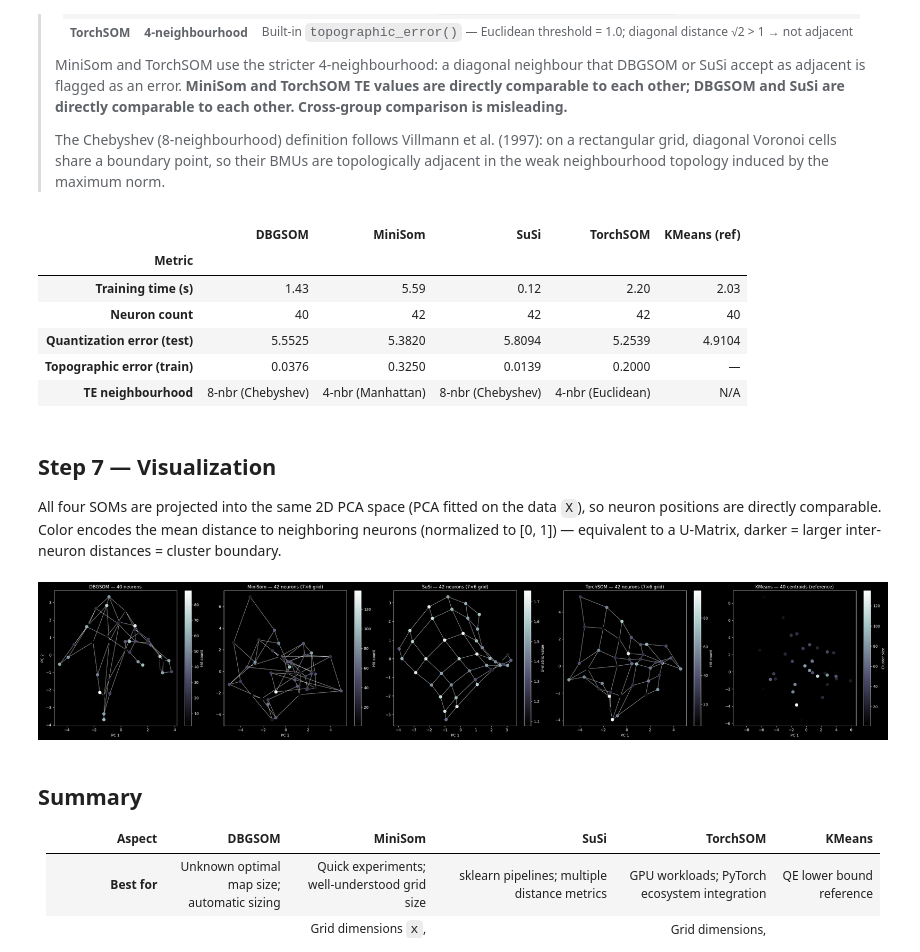
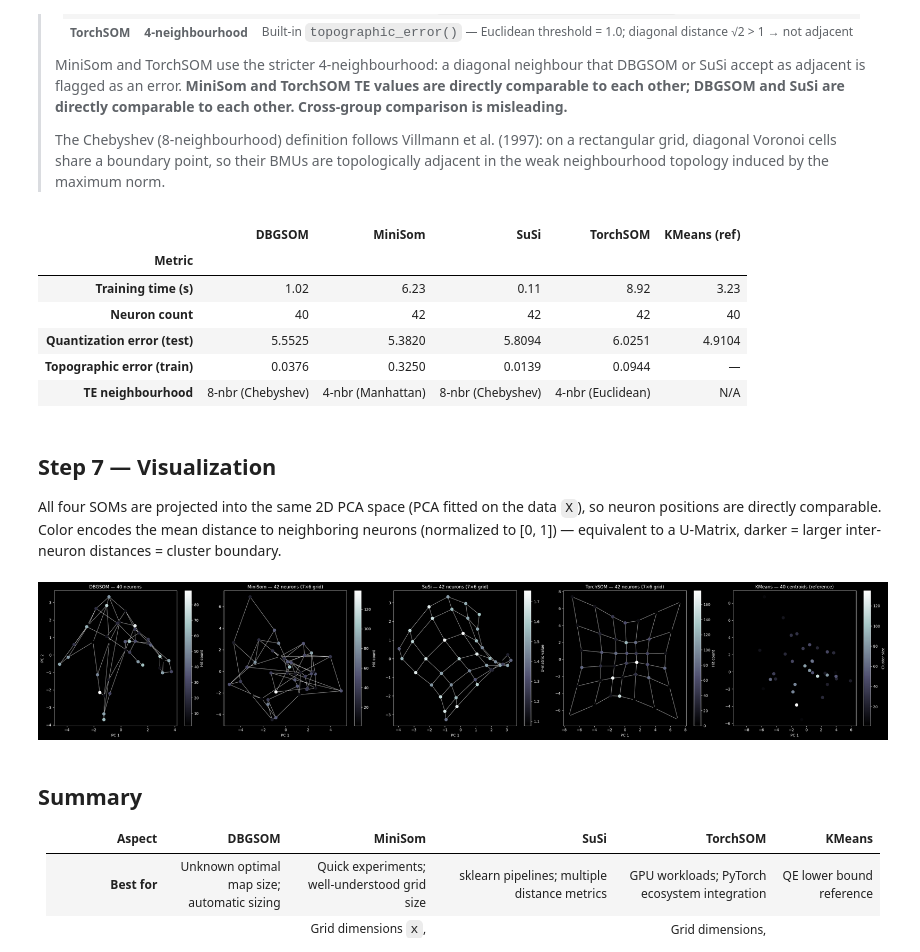
Before and after one commit to SandroMartens/DBGSOM, a Jupyter notebook: examples/som_comparison.ipynb, the cells around one changed output. Cells and saved outputs as stored; diff of their text form; code cells hidden in the pictures.

```diff
--- a/examples/som_comparison.ipynb
+++ b/examples/som_comparison.ipynb
@@ -164,7 +164,7 @@ som_ts = TorchSOM(
     x=side,
     y=side2,
     num_features=X_train.shape[1],
-    epochs=200,
+    epochs=20,
     batch_size=len(X_train),  # full-batch: same principle as MiniSom train_batch
     sigma=0.2 * np.sqrt(side**2),
     learning_rate=1.0,  # full-batch: weighted average, lr=1 is theoretically correct
@@ -274,10 +289,10 @@ metrics
 # %% [output]
 |  | DBGSOM | MiniSom | SuSi | TorchSOM | KMeans (ref) |
 | Metric |  |  |  |  |  |
-| Training time (s) | 1.43 | 5.59 | 0.12 | 2.20 | 2.03 |
+| Training time (s) | 1.02 | 6.23 | 0.11 | 8.92 | 3.23 |
 | Neuron count | 40 | 42 | 42 | 42 | 40 |
-| Quantization error (test) | 5.5525 | 5.3820 | 5.8094 | 5.2539 | 4.9104 |
-| Topographic error (train) | 0.0376 | 0.3250 | 0.0139 | 0.2000 | — |
+| Quantization error (test) | 5.5525 | 5.3820 | 5.8094 | 6.0251 | 4.9104 |
+| Topographic error (train) | 0.0376 | 0.3250 | 0.0139 | 0.0944 | — |
 | TE neighbourhood | 8-nbr (Chebyshev) | 4-nbr (Manhattan) | 8-nbr (Chebyshev) | 4-nbr (Euclidean) | N/A |
 # %% [markdown]
 ## Step 7 — Visualization
@@ -400,7 +415,7 @@ plt.colorbar(sc, ax=ax, label="U-matrix value")
 ax.set_xlabel("PC 1")
 
 # --- TorchSOM ---
-ts_weights = som_ts.weights.detach().numpy()  # shape: (side, side2, n_features)
+ts_weights = som_ts.weights.detach().cpu().numpy()  # shape: (side, side2, n_features)
 ts_weights_flat = ts_weights.reshape(-1, X.shape[1])
 weights_ts_2d = pca.transform(ts_weights_flat)
 
@@ -430,38 +445,38 @@ for i in range(side):
             )
 
 ts_hit_counts = np.zeros(side * side2)
-ts_weights_t = som_ts.weights.detach()
+ts_weights_t = som_ts.weights.detach().cpu()
 for x in torch.tensor(X, dtype=torch.float32):
     dists = torch.norm(ts_weights_t.reshape(-1, X.shape[1]) - x, dim=1)
     ts_hit_counts[dists.argmin().item()] += 1
 
 sc = axes[3].scatter(
     weights_ts_2d[:, 0],
     weights_ts_2d[:, 1],
     c=ts_hit_counts,
     cmap="bone",
     s=60,
     zorder=2,
 )
 plt.colorbar(sc, ax=axes[3], label="Hit count")
 axes[3].set_xlabel("PC 1")
 
 # --- KMeans ---
 km_centroids_2d = pca.transform(km.cluster_centers_)
 km_counts = np.bincount(km.labels_, minlength=n_neurons_db)
 
 ax = axes[4]
 ax.set_title(f"KMeans — {n_neurons_db} centroids (reference)", fontsize=12)
 sc = ax.scatter(
     km_centroids_2d[:, 0], km_centroids_2d[:, 1], c=km_counts, cmap="bone", s=60
 )
 plt.colorbar(sc, ax=ax, label="Cluster size")
 ax.set_xlabel("PC 1")
 
 plt.tight_layout()
 plt.show()
 # %% [output]
-[figure, old version]
+[figure, new version]
 # %% [markdown]
 ## Summary
 
```
Also changed, not shown: parts of 10 cells of this notebook, 3 other files.
